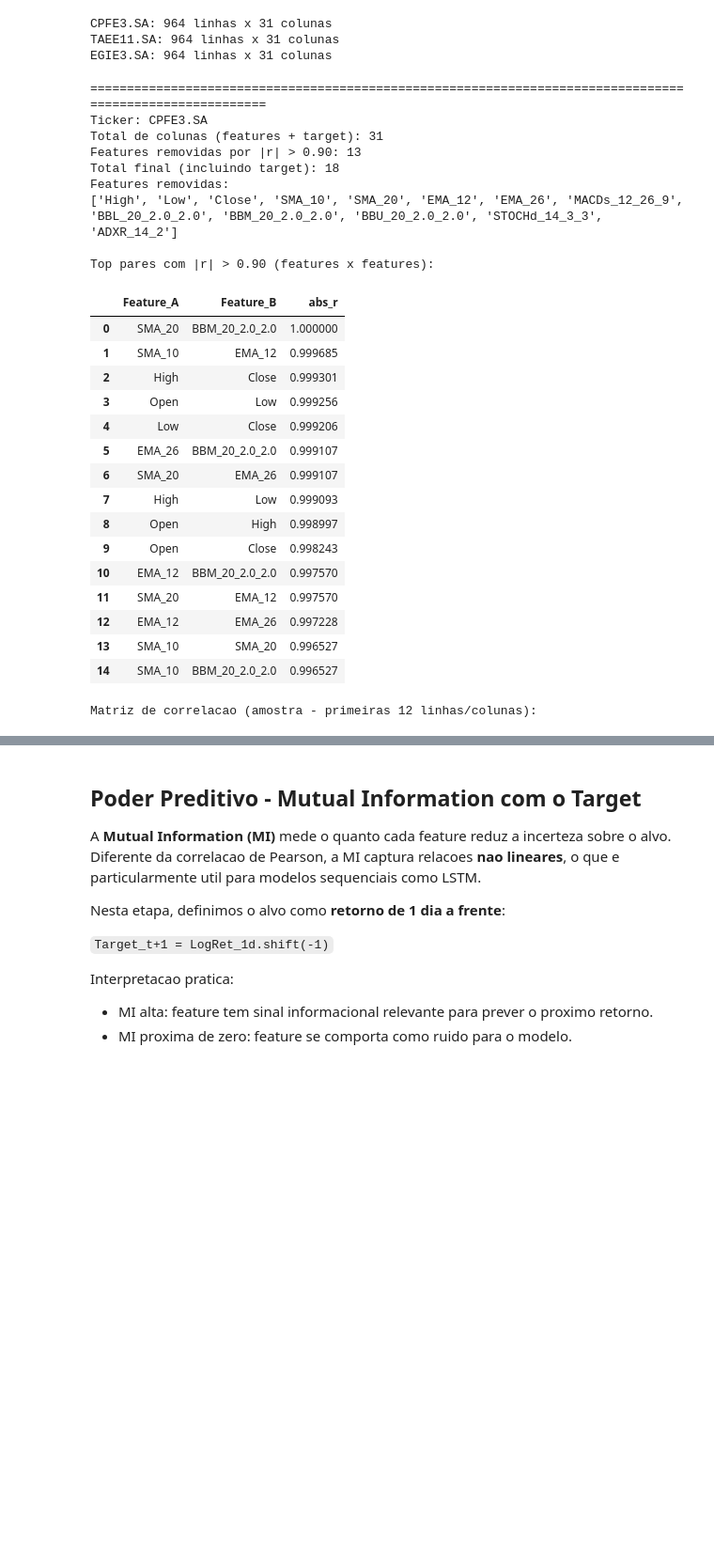
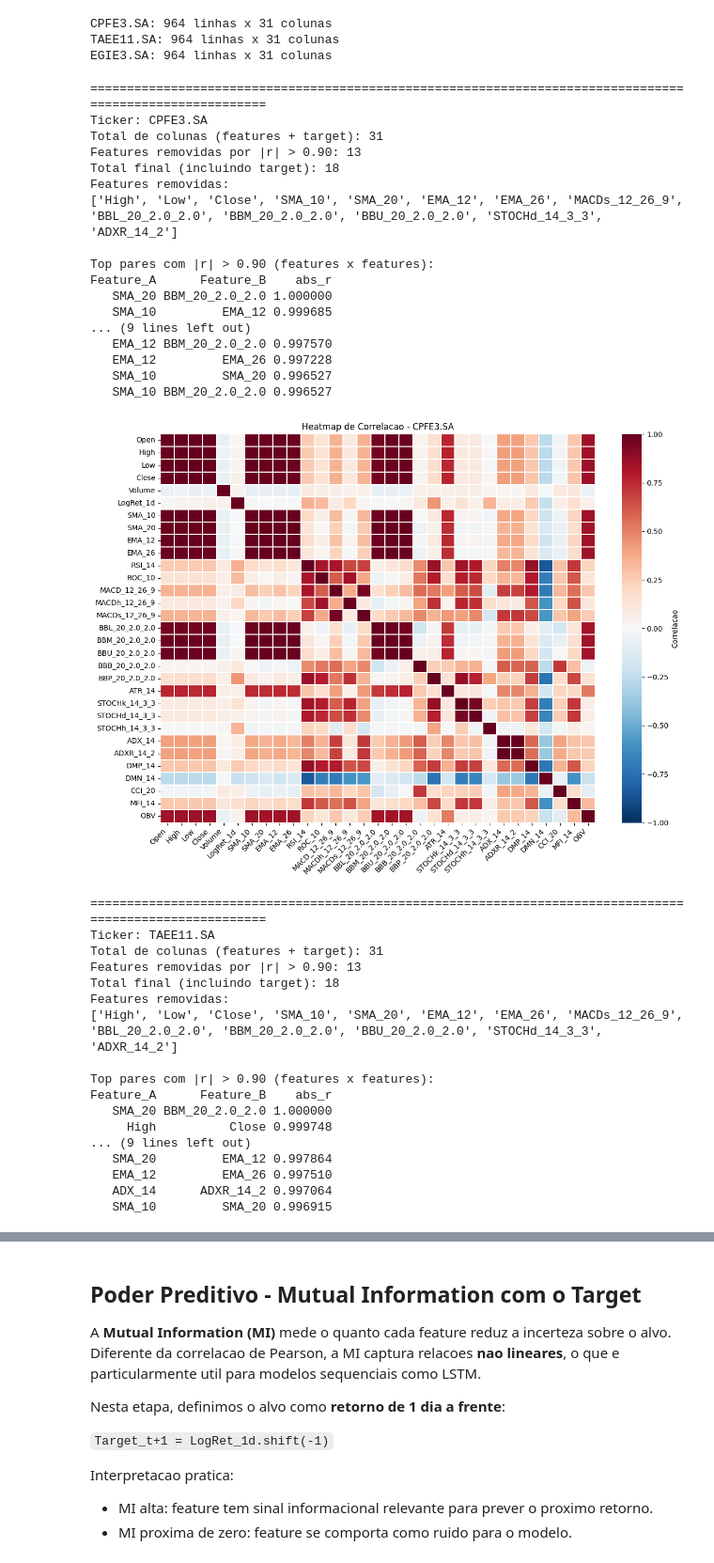
Before and after one commit to CDML-CEUB-GeorgeKurokiJr/projeto-2-lstm-caiothomasbandeira, a Jupyter notebook: Energy_Brasil_Exploration.ipynb, the cells around one changed output, grey strips where cells are left out. Shown at 94% size. Cells and saved outputs as stored; diff of their text form; code cells hidden in the pictures; blank space fills up the shorter version.

Commit message:
Mudanças de visualização gráfica dos outputs.

```diff
--- a/Energy_Brasil_Exploration.ipynb
+++ b/Energy_Brasil_Exploration.ipynb
@@ -488,50 +520,74 @@ for ticker in TICKERS:
     print(f"Ticker: {ticker}")
     print(f"Total de colunas (features + target): {features_full[ticker].shape[1]}")
     print(f"Features removidas por |r| > 0.90: {len(to_drop)}")
     print(f"Total final (incluindo target): {df_pruned.shape[1]}")
 
     if len(to_drop) > 0:
         print("Features removidas:")
         print(to_drop)
     else:
         print("Nenhuma feature removida pelo criterio de correlacao.")
 
     print("\nTop pares com |r| > 0.90 (features x features):")
     if pairs.empty:
         print("Nenhum par acima do limiar.")
     else:
-        display(pairs.head(15))
+        with pd.option_context("display.max_rows", None, "display.max_columns", None, "display.width", 220, "display.max_colwidth", None):
+            print(pairs.head(15).to_string(index=False))
 
-    print("Matriz de correlacao (amostra - primeiras 12 linhas/colunas):")
-    display(corr.iloc[:12, :12].round(3))
+    # Heatmap da matriz de correlacao completa do ticker.
+    plt.figure(figsize=(12, 9))
+    sns.heatmap(
+        corr,
+        cmap="RdBu_r",
+        vmin=-1,
+        vmax=1,
+        center=0,
+        linewidths=0.2,
+        cbar_kws={"label": "Correlacao"}
+    )
+    plt.title(f"Heatmap de Correlacao - {ticker}")
+    plt.xticks(rotation=45, ha="right")
+    plt.yticks(rotation=0)
+    plt.tight_layout()
+    plt.show()
 
 print("\nConsolidado de colunas finais por ticker (com target):")
 for ticker in TICKERS:
     print(f"{ticker}: {features_pruned[ticker].shape[1]} colunas")
 # %% [output]
 =========================================================================================================
 Ticker: CPFE3.SA
 Total de colunas (features + target): 31
 Features removidas por |r| > 0.90: 13
 Total final (incluindo target): 18
 Features removidas:
 ['High', 'Low', 'Close', 'SMA_10', 'SMA_20', 'EMA_12', 'EMA_26', 'MACDs_12_26_9', 'BBL_20_2.0_2.0', 'BBM_20_2.0_2.0', 'BBU_20_2.0_2.0', 'STOCHd_14_3_3', 'ADXR_14_2']
 
 Top pares com |r| > 0.90 (features x features):
+Feature_A      Feature_B    abs_r
+   SMA_20 BBM_20_2.0_2.0 1.000000
+   SMA_10         EMA_12 0.999685
+... (9 lines left out)
+   EMA_12 BBM_20_2.0_2.0 0.997570
+   EMA_12         EMA_26 0.997228
+   SMA_10         SMA_20 0.996527
+   SMA_10 BBM_20_2.0_2.0 0.996527
-|  | Feature_A | Feature_B | abs_r |
-| 0 | SMA_20 | BBM_20_2.0_2.0 | 1.000000 |
-| 1 | SMA_10 | EMA_12 | 0.999685 |
-| 2 | High | Close | 0.999301 |
-| 3 | Open | Low | 0.999256 |
-| 4 | Low | Close | 0.999206 |
-| 5 | EMA_26 | BBM_20_2.0_2.0 | 0.999107 |
-| 6 | SMA_20 | EMA_26 | 0.999107 |
-| 7 | High | Low | 0.999093 |
-| 8 | Open | High | 0.998997 |
-| 9 | Open | Close | 0.998243 |
-| 10 | EMA_12 | BBM_20_2.0_2.0 | 0.997570 |
-| 11 | SMA_20 | EMA_12 | 0.997570 |
-| 12 | EMA_12 | EMA_26 | 0.997228 |
-| 13 | SMA_10 | SMA_20 | 0.996527 |
-| 14 | SMA_10 | BBM_20_2.0_2.0 | 0.996527 |
+[figure, added]
-Matriz de correlacao (amostra - primeiras 12 linhas/colunas):
+=========================================================================================================
+Ticker: TAEE11.SA
+Total de colunas (features + target): 31
+Features removidas por |r| > 0.90: 13
+Total final (incluindo target): 18
+Features removidas:
+['High', 'Low', 'Close', 'SMA_10', 'SMA_20', 'EMA_12', 'EMA_26', 'MACDs_12_26_9', 'BBL_20_2.0_2.0', 'BBM_20_2.0_2.0', 'BBU_20_2.0_2.0', 'STOCHd_14_3_3', 'ADXR_14_2']
+
+Top pares com |r| > 0.90 (features x features):
+Feature_A      Feature_B    abs_r
+   SMA_20 BBM_20_2.0_2.0 1.000000
+     High          Close 0.999748
+... (9 lines left out)
+   SMA_20         EMA_12 0.997864
+   EMA_12         EMA_26 0.997510
+   ADX_14      ADXR_14_2 0.997064
+   SMA_10         SMA_20 0.996915
```
Also changed, not shown: parts of 10 cells of this notebook.
